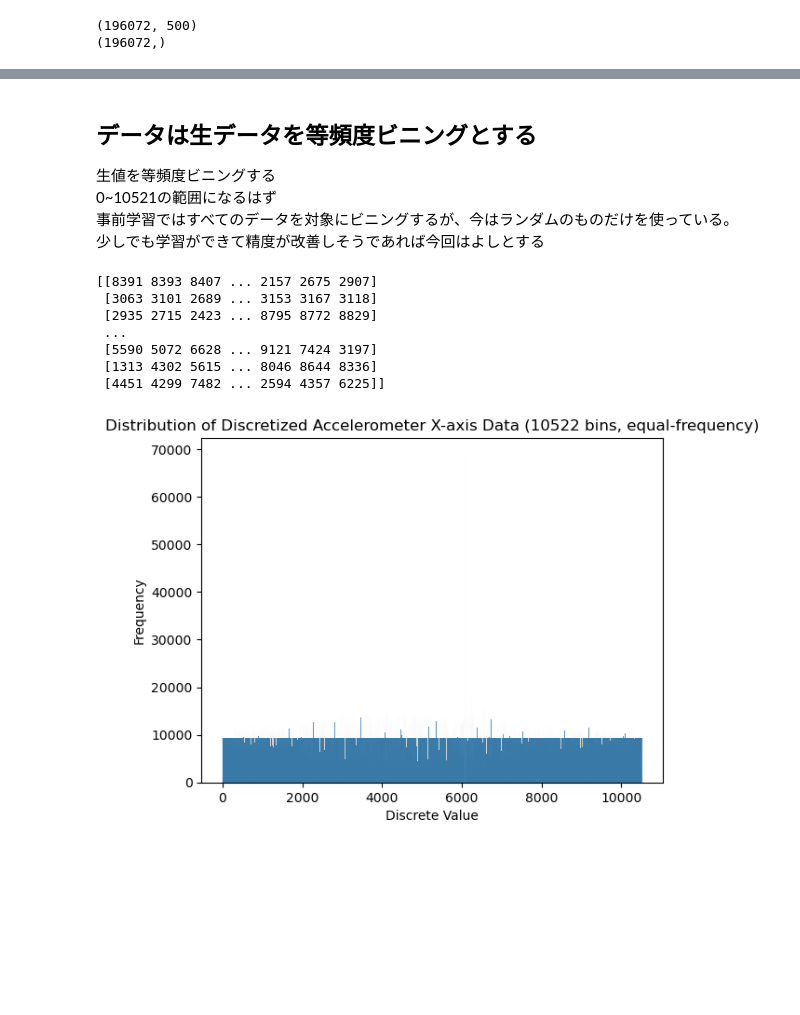
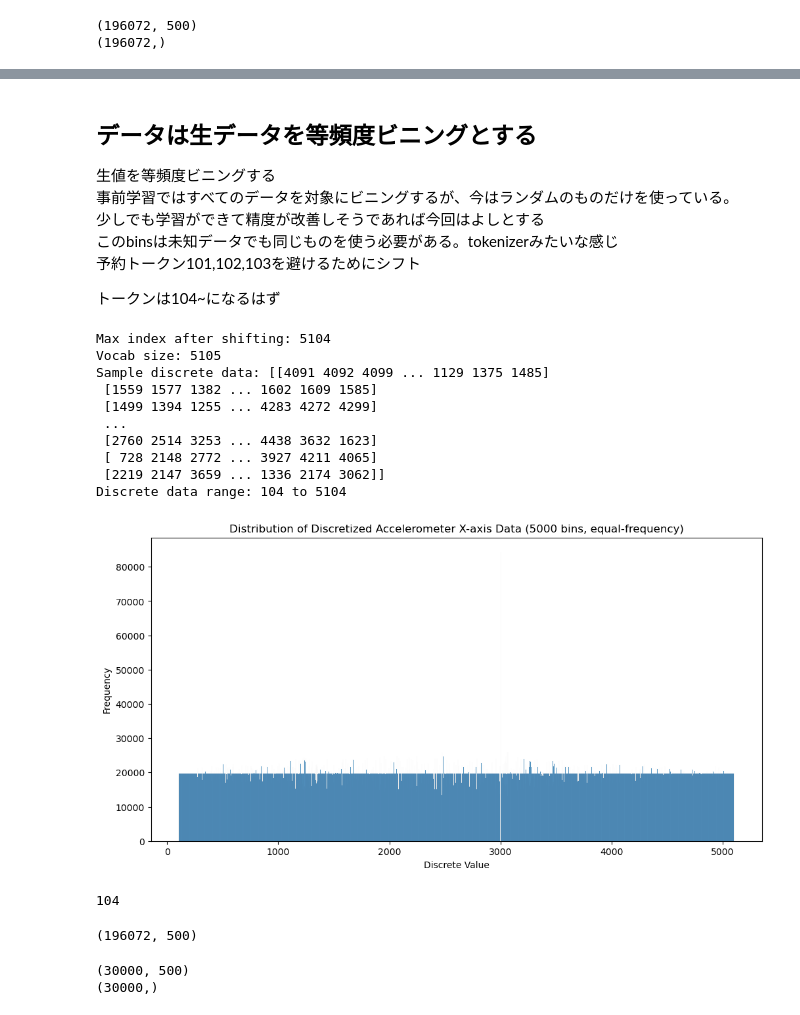
Before and after one commit to kaiKyutech/SHL_2024, a Jupyter notebook: transformer/my_neural_v17.ipynb, the cells around one changed output, grey strips where cells are left out. Drawn from its saved outputs; the diff is of its cells as text; code cells hidden in the pictures; blank space fills up the shorter version.

```diff
--- a/transformer/my_neural_v17.ipynb
+++ b/transformer/my_neural_v17.ipynb
@@ -191,35 +54,78 @@ sampled_acc_x: (5000000,)
 # %% [markdown]
 ## データは生データを等頻度ビニングとする
 生値を等頻度ビニングする
-0~10521の範囲になるはず
 事前学習ではすべてのデータを対象にビニングするが、今はランダムのものだけを使っている。
 少しでも学習ができて精度が改善しそうであれば今回はよしとする
+このbinsは未知データでも同じものを使う必要がある。tokenizerみたいな感じ
+予約トークン101,102,103を避けるためにシフト
+
+トークンは104~になるはず
 # %%
 # ビンの数を設定
-num_bins = 10522  # または 30522
+num_bins = 5000  # 必要に応じて調整
 
 # ビンの境界を等頻度で設定
 bins = np.percentile(acc_x, np.linspace(0, 100, num_bins + 1))
 
 # データをビンに分割
 discrete_data = np.digitize(acc_x, bins) - 1  # ビンのインデックスを取得し、0から始まるように調整
 
-# 離散化されたデータの一部を確認
-print(discrete_data[:10])
+# 予約トークンを避けるためにシフト
+discrete_data += 104
 
-# 離散化されたデータの分布を視覚化
-#plt.figure(figsize=(12, 6))
+# 最大インデックスを確認
+max_index = discrete_data.max()
+print(f"Max index after shifting: {max_index}")
+
+# vocab_sizeを確認（シフト後の最大値を考慮）
+vocab_size = max_index + 1
+print(f"Vocab size: {vocab_size}")
+
+# 確認のための一部データ
+print("Sample discrete data:", discrete_data[:10])
+print("Discrete data range:", np.min(discrete_data), "to", np.max(discrete_data))
+
+# 分布の視覚化
+plt.figure(figsize=(12, 6))
 sns.histplot(discrete_data.flatten(), bins=num_bins, kde=False)
 plt.title(f"Distribution of Discretized Accelerometer X-axis Data ({num_bins} bins, equal-frequency)")
 plt.xlabel("Discrete Value")
 plt.ylabel("Frequency")
 plt.show()
+
+# 離散化されたデータを保存
+np.save("train_token_ids_rebinned.npy", discrete_data)
 # %% [output]
-[[8391 8393 8407 ... 2157 2675 2907]
- [3063 3101 2689 ... 3153 3167 3118]
- [2935 2715 2423 ... 8795 8772 8829]
+Max index after shifting: 5104
+Vocab size: 5105
+Sample discrete data: [[4091 4092 4099 ... 1129 1375 1485]
+ [1559 1577 1382 ... 1602 1609 1585]
+ [1499 1394 1255 ... 4283 4272 4299]
  ...
- [5590 5072 6628 ... 9121 7424 3197]
- [1313 4302 5615 ... 8046 8644 8336]
- [4451 4299 7482 ... 2594 4357 6225]]
+ [2760 2514 3253 ... 4438 3632 1623]
+ [ 728 2148 2772 ... 3927 4211 4065]
+ [2219 2147 3659 ... 1336 2174 3062]]
+Discrete data range: 104 to 5104
-[figure, old version]
+[figure, new version]
+# %%
+discrete_data.min()
+# %% [output]
+104
+# %%
+discrete_data.shape
+# %% [output]
+(196072, 500)
+# %%
+#説明変数
+X = discrete_data
+#目的変数
+Y = label
+
+#おしり3万データを使う
+X_30000 = X[-40000:-10000,:]
+label_30000 = label[-40000:-10000]
+print(X_30000.shape)
+print(label_30000.shape)
+# %% [output]
+(30000, 500)
+(30000,)
```
Also changed, not shown: parts of 19 cells of this notebook, 2 other files.
